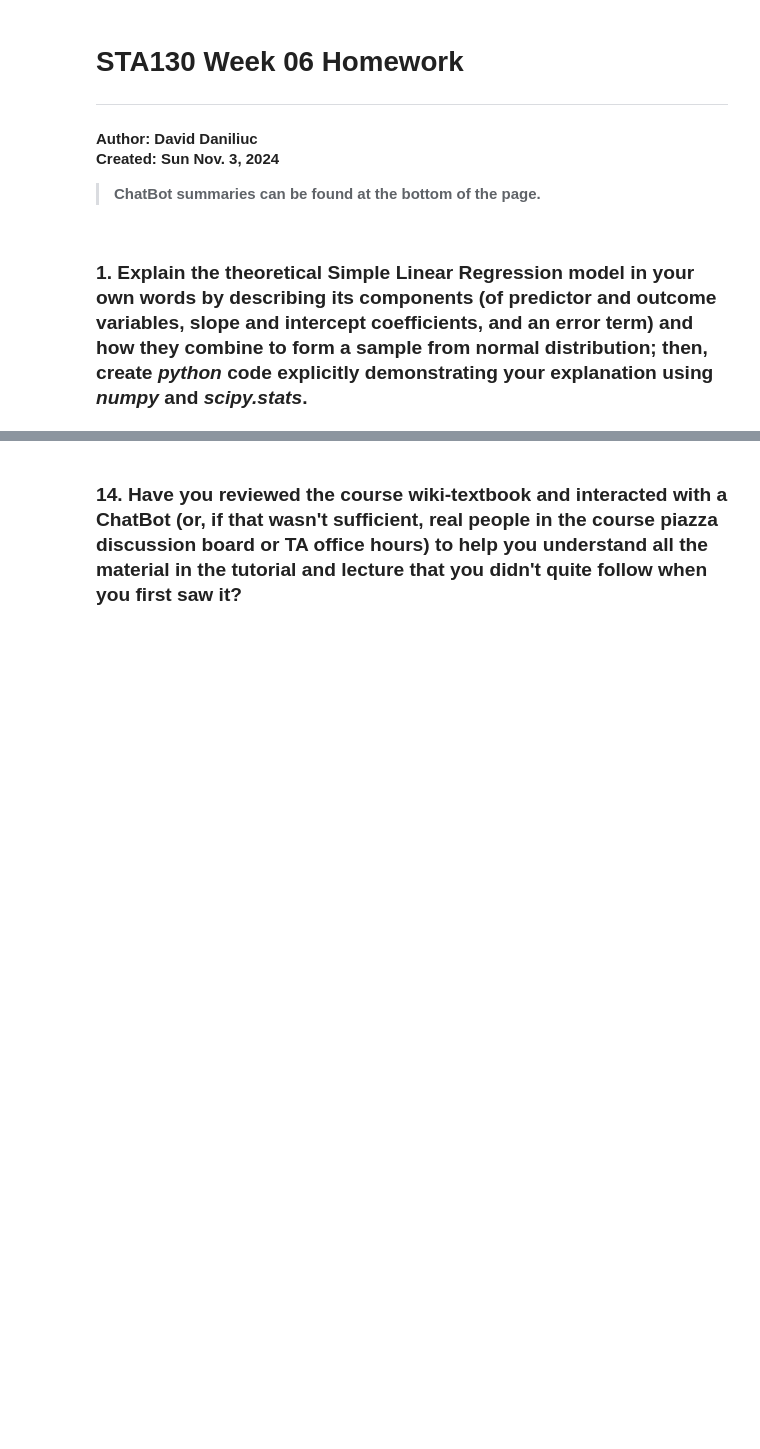
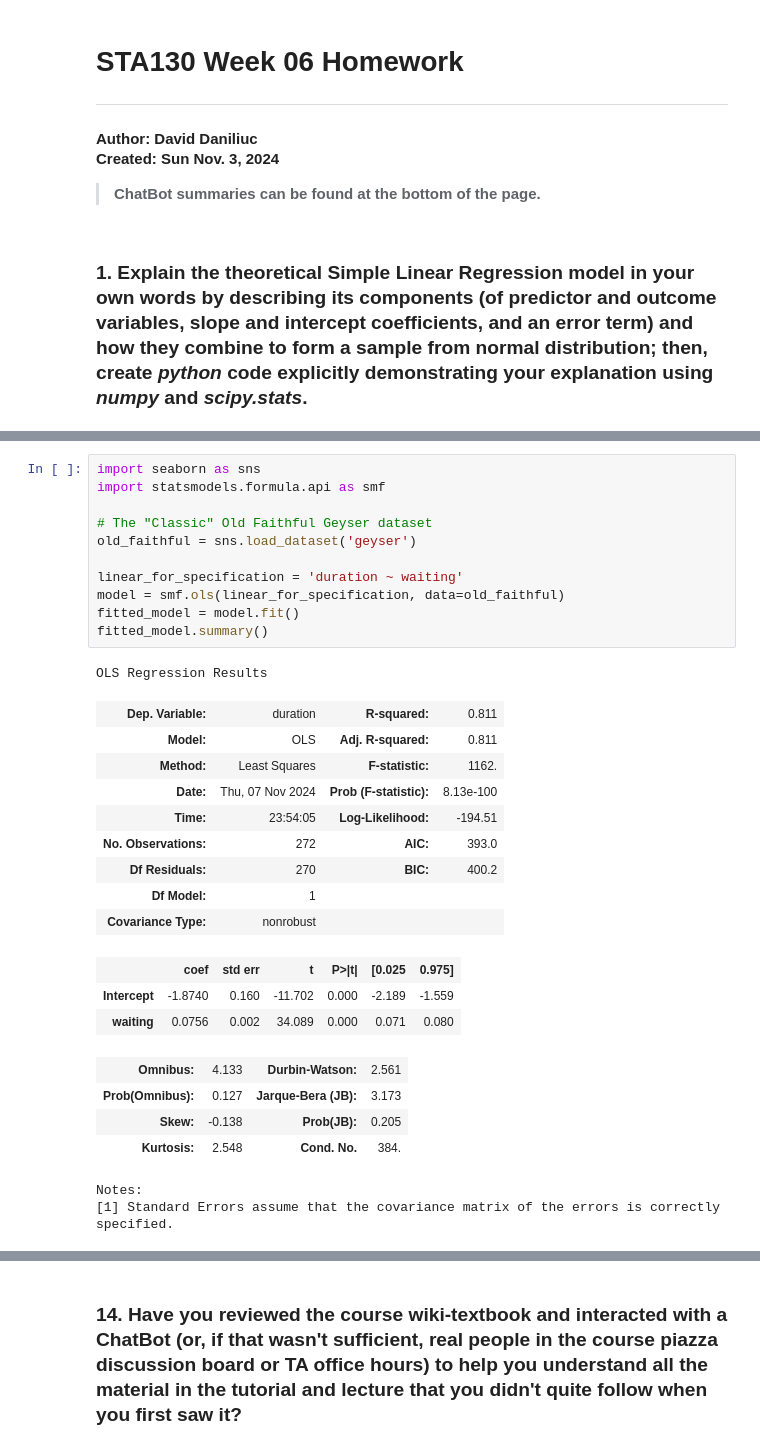
Before and after one commit to vicdenz/sta130-uoft, a Jupyter notebook: homework/week06/hw06.ipynb, the cells around one changed output, grey strips where cells are left out. Cells and saved outputs as stored; diff of their text form; blank space fills up the shorter version.

```diff
--- a/homework/week06/hw06.ipynb
+++ b/homework/week06/hw06.ipynb
@@ -8,0 +173,31 @@
+# %%
+import seaborn as sns
+import statsmodels.formula.api as smf
+
+# The "Classic" Old Faithful Geyser dataset
+old_faithful = sns.load_dataset('geyser')
+
+linear_for_specification = 'duration ~ waiting'
+model = smf.ols(linear_for_specification, data=old_faithful)
+fitted_model = model.fit()
+fitted_model.summary()
+# %% [output]
+OLS Regression Results
+| Dep. Variable: | duration | R-squared: | 0.811 |
+| Model: | OLS | Adj. R-squared: | 0.811 |
+| Method: | Least Squares | F-statistic: | 1162. |
+| Date: | Thu, 07 Nov 2024 | Prob (F-statistic): | 8.13e-100 |
+| Time: | 23:54:05 | Log-Likelihood: | -194.51 |
+| No. Observations: | 272 | AIC: | 393.0 |
+| Df Residuals: | 270 | BIC: | 400.2 |
+| Df Model: | 1 |  |  |
+| Covariance Type: | nonrobust |  |  |
+|  | coef | std err | t | P>|t| | [0.025 | 0.975] |
+| Intercept | -1.8740 | 0.160 | -11.702 | 0.000 | -2.189 | -1.559 |
+| waiting | 0.0756 | 0.002 | 34.089 | 0.000 | 0.071 | 0.080 |
+| Omnibus: | 4.133 | Durbin-Watson: | 2.561 |
+| Prob(Omnibus): | 0.127 | Jarque-Bera (JB): | 3.173 |
+| Skew: | -0.138 | Prob(JB): | 0.205 |
+| Kurtosis: | 2.548 | Cond. No. | 384. |
+Notes:
+[1] Standard Errors assume that the covariance matrix of the errors is correctly specified.
```
Also changed, not shown: parts of 31 cells of this notebook, 1 other file.
